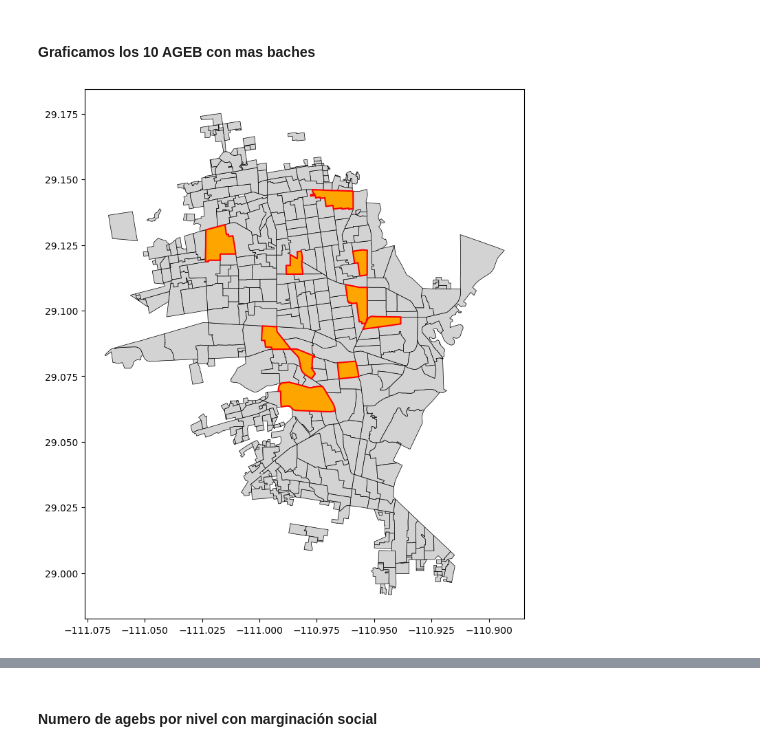
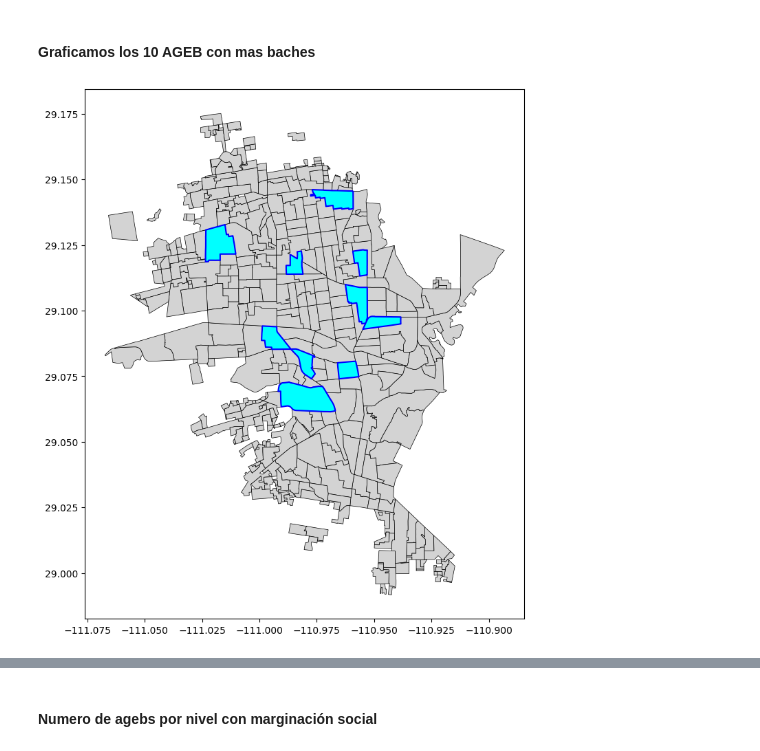
Before and after one commit to BSM-Analytics/proyecto-baches-hmo, a Jupyter notebook: notebooks/3.1_jmsd_analisis_exploratorio.ipynb, the cells around one changed output, grey strips where cells are left out. Saved outputs shown, nothing was run; the diff lists cells and outputs as text; code cells hidden in the pictures.

```diff
--- a/notebooks/3.1_jmsd_analisis_exploratorio.ipynb
+++ b/notebooks/3.1_jmsd_analisis_exploratorio.ipynb
@@ -47,20 +47,18 @@ for i, point in enumerate(coordinates):
     # Filtrar el GeoDataFrame original para estos índices
     close_points = gdf.iloc[indices]
 
-    # Obtener el punto medio de las coordenadas
-    mean_x = close_points.geometry.x.mean()
-    mean_y = close_points.geometry.y.mean()
-    mean_point = Point(mean_x, mean_y)
+    # Elegir un punto aleatorio de los puntos cercanos
+    random_point = close_points.geometry.sample(1).iloc[0]  # Elige aleatoriamente un punto
 
-    # Obtener la fecha más antigua y un ageb al azar
+    # Obtener la fecha más antigua y un `CVEGEO` al azar
     oldest_date = close_points['date'].min()
-    random_ageb = close_points['CVEGEO'].sample(1).iloc[0]  # Elegir un `ageb` al azar si hay varios
+    random_ageb = close_points['CVEGEO'].sample(1).iloc[0]  # Elegir un `CVEGEO` al azar
 
     # Guardar el resultado en una lista
     new_data.append({
         "date": oldest_date,
         "CVEGEO": random_ageb,
-        "geometry": mean_point
+        "geometry": random_point  # Usar el punto aleatorio seleccionado
     })
 
 # Crear un nuevo GeoDataFrame con los resultados
@@ -129,15 +134,15 @@ total_baches_ageb = total_baches_ageb.to_crs("EPSG:4326")
 # %%
 total_baches_ageb['es_destacada'] = total_baches_ageb['CVEGEO'].isin(ageb_mas_baches)
 
 # Graficar
 fig, ax = plt.subplots(figsize=(10, 10))
 total_baches_ageb[~total_baches_ageb['es_destacada']].plot(ax=ax, color='lightgrey', edgecolor='black', linewidth=0.5)  # Colonias no destacadas
-total_baches_ageb[total_baches_ageb['es_destacada']].plot(ax=ax, color='orange', edgecolor='red', linewidth=1.5)        # Colonias destacadas
+total_baches_ageb[total_baches_ageb['es_destacada']].plot(ax=ax, color='cyan', edgecolor='blue', linewidth=1.5)        # Colonias destacadas
 
 plt.show()
 total_baches_ageb = total_baches_ageb.drop(columns=['es_destacada'])
 # %% [output]
-[figure, old version]
+[figure, new version]
 # %%
 total_baches_ageb[total_baches_ageb.total_baches == 0]
 # %% [output]
```
Also changed, not shown: parts of 6 cells of this notebook, 1 other file.
